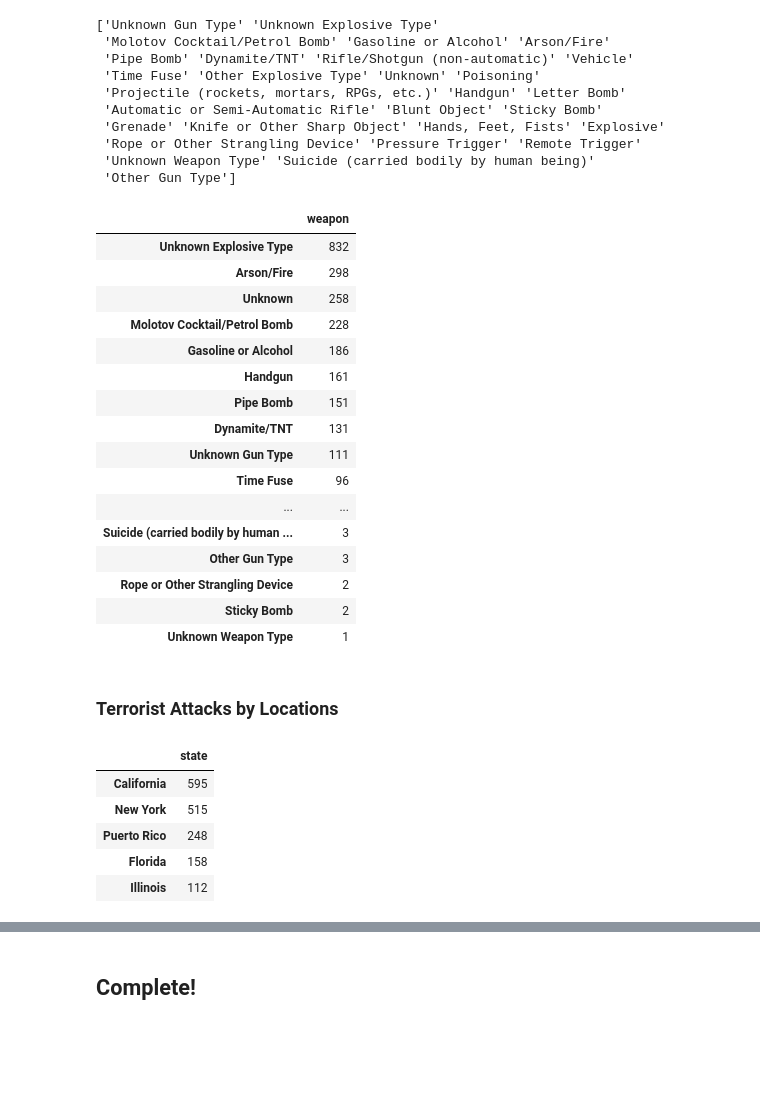
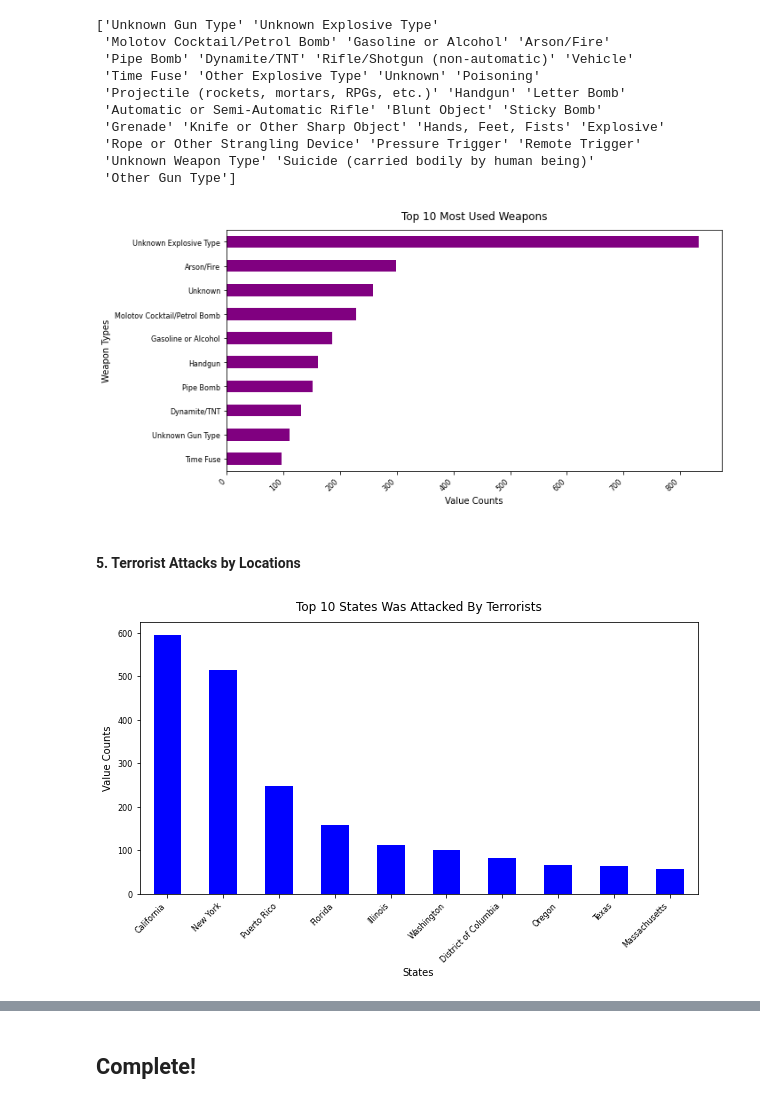
Before and after one commit to ndleah/TSF-data-science-internship, a Jupyter notebook: Task 4 - Exploratory Data Analysis - Terrorism - Intermediate/Exploratory Data Analysis - Terrorism.ipynb, the cells around one changed output, grey strips where cells are left out. Saved outputs shown, nothing was run; the diff lists cells and outputs as text; code cells hidden in the pictures; blank space fills up the shorter version.

```diff
--- a/Task 4 - Exploratory Data Analysis - Terrorism - Intermediate/Exploratory Data Analysis - Terrorism.ipynb
+++ b/Task 4 - Exploratory Data Analysis - Terrorism - Intermediate/Exploratory Data Analysis - Terrorism.ipynb
@@ -257,35 +270,38 @@ print(terror_us['weapon'].unique())
  'Other Gun Type']
 # %%
 # Inspect the most used weapons
-pd.DataFrame(terror_us['weapon'].value_counts())
+weapontype = pd.DataFrame(terror_us['weapon'].value_counts().sort_values().tail(10))
+
+# Plot
+weapontype['weapon'].plot(kind = 'barh', color = 'purple', fontsize = 8, figsize = (10,5))
+plt.xticks(rotation=45, horizontalalignment='right')
+
+# Labels
+plt.xlabel('Value Counts')
+plt.ylabel('Weapon Types')
+
+# scale the title up by 2% to match pctdistance
+plt.title('Top 10 Most Used Weapons', y=1.02, fontsize=12)
+
+plt.show()
 # %% [output]
-|  | weapon |
-| Unknown Explosive Type | 832 |
-| Arson/Fire | 298 |
-| Unknown | 258 |
-| Molotov Cocktail/Petrol Bomb | 228 |
-| Gasoline or Alcohol | 186 |
-| Handgun | 161 |
-| Pipe Bomb | 151 |
-| Dynamite/TNT | 131 |
-| Unknown Gun Type | 111 |
-| Time Fuse | 96 |
-| ... | ... |
-| Suicide (carried bodily by human ... | 3 |
-| Other Gun Type | 3 |
-| Rope or Other Strangling Device | 2 |
-| Sticky Bomb | 2 |
-| Unknown Weapon Type | 1 |
+[figure, added]
 # %% [markdown]
-### Terrorist Attacks by Locations
+#### 5. Terrorist Attacks by Locations
 # %%
-### Terrorist Attacks by States
-pd.DataFrame(terror_us['state'].value_counts()).head()
+# Terrorist Attacks by States
+state = pd.DataFrame(terror_us['state'].value_counts().head(10))
+
+# Plot
+state['state'].plot(kind = 'bar', color = 'blue', fontsize = 8, figsize = (10,5))
+plt.xticks(rotation=45, horizontalalignment='right')
+
+# Labels
+plt.xlabel('States')
+plt.ylabel('Value Counts')
+plt.title('Top 10 States Was Attacked By Terrorists', y=1.02, fontsize=12)
+
+plt.show()
 # %% [output]
-|  | state |
-| California | 595 |
-| New York | 515 |
-| Puerto Rico | 248 |
-| Florida | 158 |
-| Illinois | 112 |
+[figure, added]
 # %%
```
Also changed, not shown: parts of 21 cells of this notebook.
